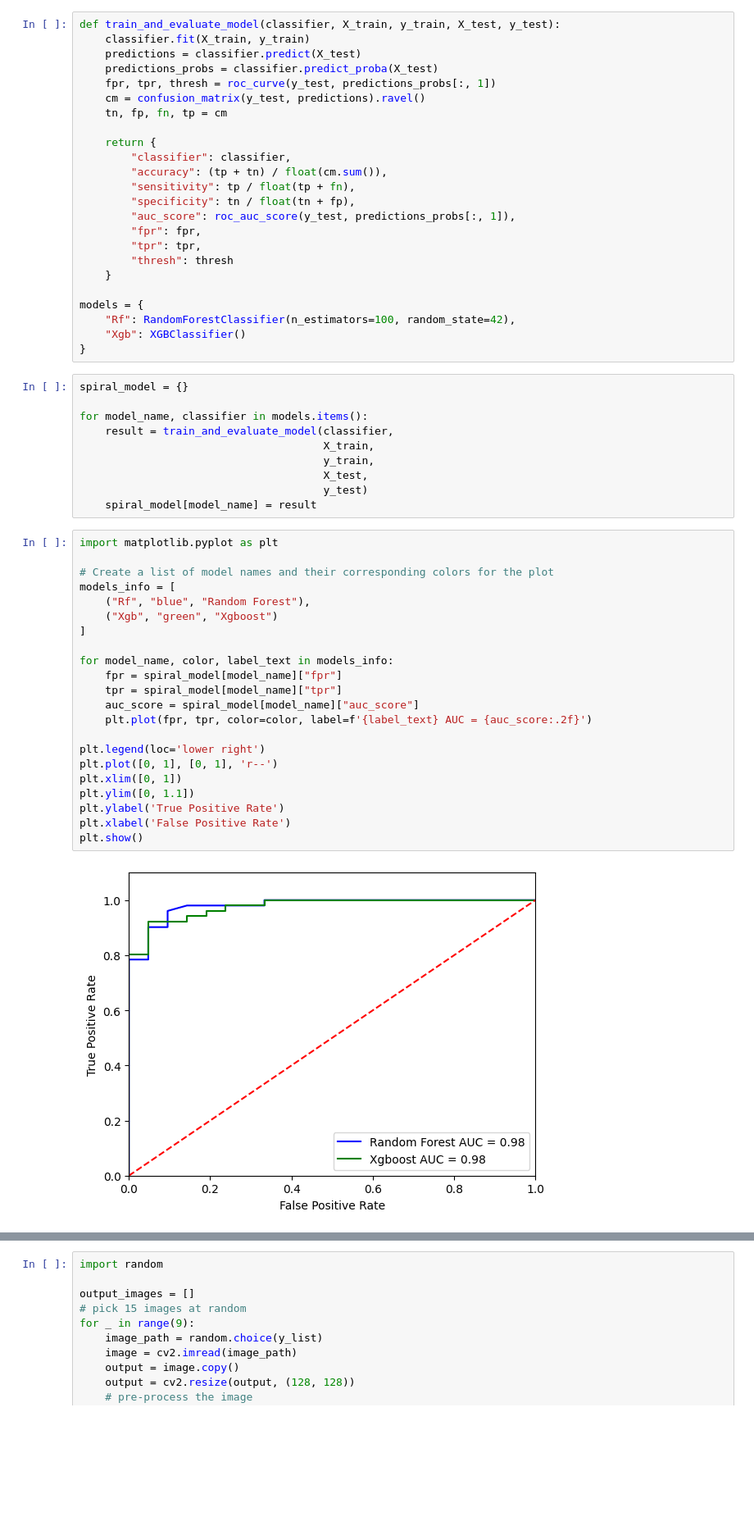
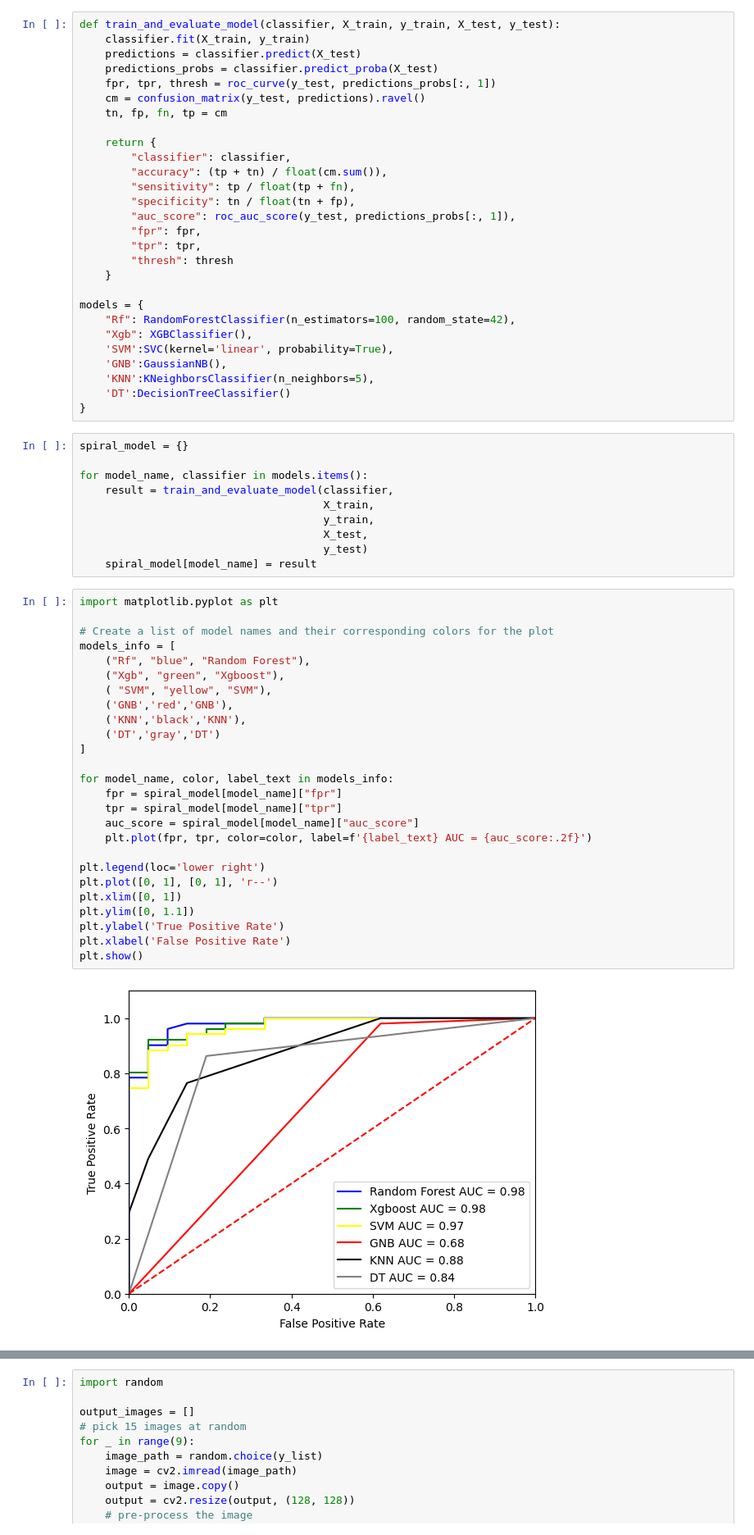
Before and after one commit to HeliaHashemipour/Parkinson, a Jupyter notebook: Drawing/detection.ipynb, the cells around one changed output, grey strips where cells are left out. Shown at 82% size. Saved outputs shown, nothing was run; the diff lists cells and outputs as text; blank space fills up the shorter version.

```diff
--- a/Drawing/detection.ipynb
+++ b/Drawing/detection.ipynb
@@ -173,7 +177,11 @@ def train_and_evaluate_model(classifier, X_train, y_train, X_test, y_test):
 
 models = {
     "Rf": RandomForestClassifier(n_estimators=100, random_state=42),
-    "Xgb": XGBClassifier()
+    "Xgb": XGBClassifier(),
+    'SVM':SVC(kernel='linear', probability=True),
+    'GNB':GaussianNB(),
+    'KNN':KNeighborsClassifier(n_neighbors=5),
+    'DT':DecisionTreeClassifier()
 }
 # %%
 spiral_model = {}
@@ -188,27 +196,31 @@ for model_name, classifier in models.items():
 # %%
 import matplotlib.pyplot as plt
 
 # Create a list of model names and their corresponding colors for the plot
 models_info = [
     ("Rf", "blue", "Random Forest"),
-    ("Xgb", "green", "Xgboost")
+    ("Xgb", "green", "Xgboost"),
+    ( "SVM", "yellow", "SVM"),
+    ('GNB','red','GNB'),
+    ('KNN','black','KNN'),
+    ('DT','gray','DT')
 ]
 
 for model_name, color, label_text in models_info:
     fpr = spiral_model[model_name]["fpr"]
     tpr = spiral_model[model_name]["tpr"]
     auc_score = spiral_model[model_name]["auc_score"]
     plt.plot(fpr, tpr, color=color, label=f'{label_text} AUC = {auc_score:.2f}')
 
 plt.legend(loc='lower right')
 plt.plot([0, 1], [0, 1], 'r--')
 plt.xlim([0, 1])
 plt.ylim([0, 1.1])
 plt.ylabel('True Positive Rate')
 plt.xlabel('False Positive Rate')
 plt.show()
 # %% [output]
-[figure, old version]
+[figure, new version]
 # %%
 for metric in ("accuracy", "sensitivity", "specificity", "auc_score"):
     print(f"{metric.capitalize()}: ")
```
Also changed, not shown: parts of 11 cells of this notebook.
